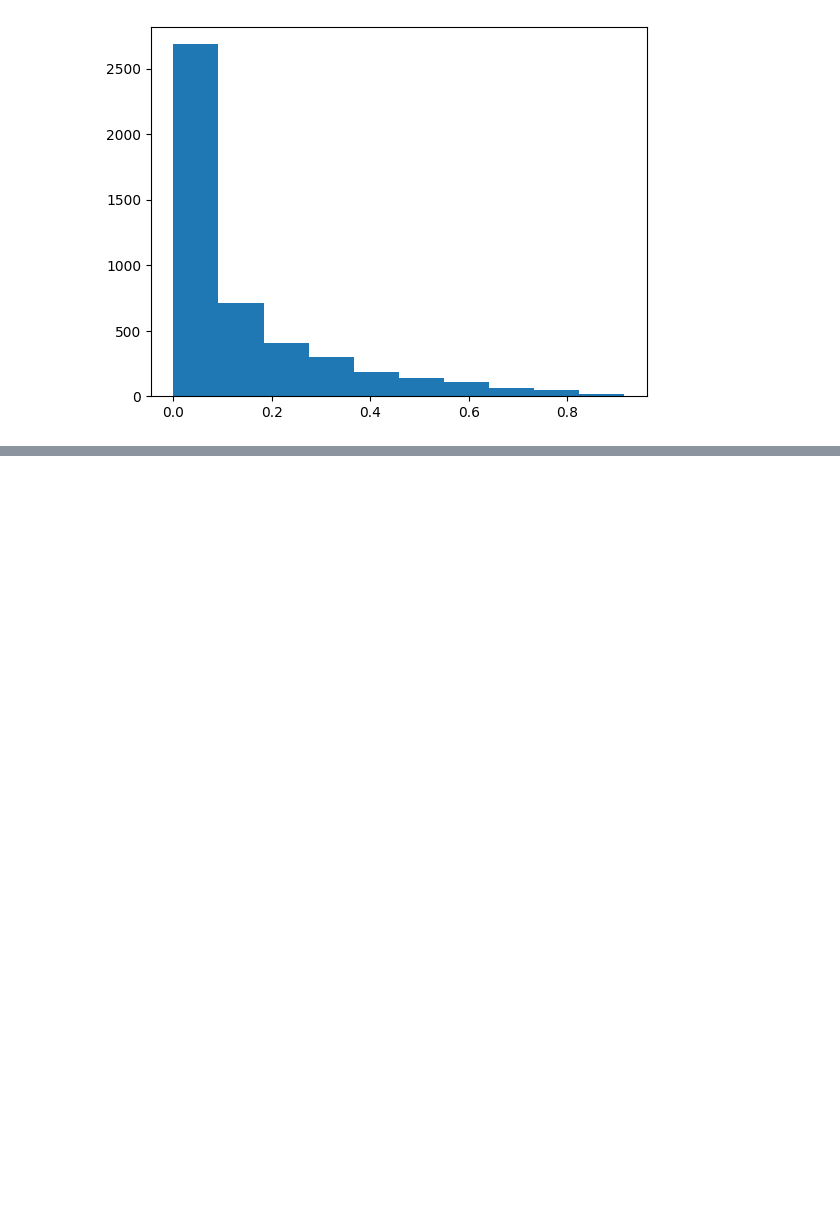
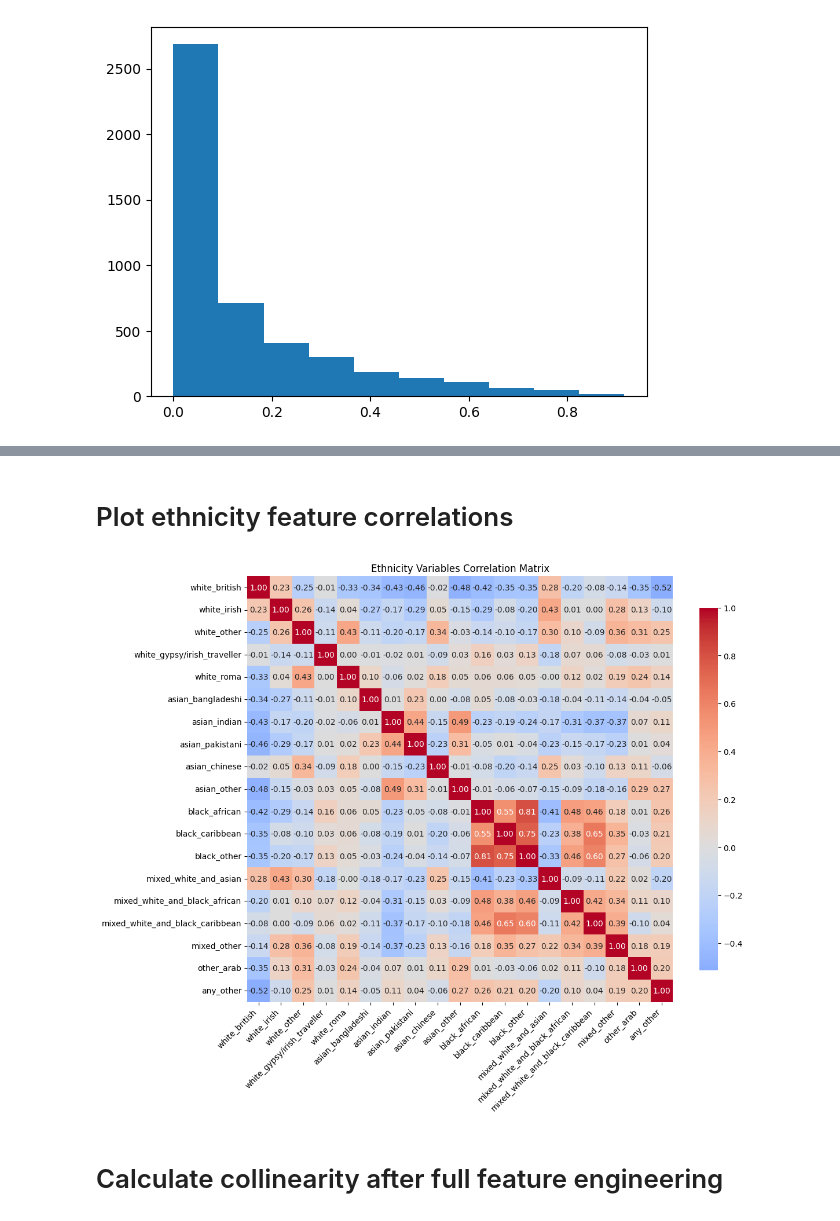
Before and after one commit to NathanDean/greenspace, a Jupyter notebook: 04_exploratory_data_analysis.ipynb, the cells around one changed output, grey strips where cells are left out. Saved outputs shown, nothing was run; the diff lists cells and outputs as text; code cells hidden in the pictures; blank space fills up the shorter version.

Commit message:
Add further feature engineering to address remaining collinearity

```diff
--- a/04_exploratory_data_analysis.ipynb
+++ b/04_exploratory_data_analysis.ipynb
@@ -136,0 +121,19 @@ vif_fe_data.to_csv("outputs/vif_fe_data.csv", index=0)
+# %% [markdown]
+# Plot ethnicity feature correlations
+# %%
+ethnicity_cols = ["white_british", "white_irish", "white_other", "white_gypsy/irish_traveller", "white_roma", "asian_bangladeshi", "asian_indian", "asian_pakistani", "asian_chinese", "asian_other","black_african", "black_caribbean", "black_other", "mixed_white_and_asian", "mixed_white_and_black_african", "mixed_white_and_black_caribbean", "mixed_other", "other_arab", "any_other"]
+# %%
+ethnicity_corrs = df[ethnicity_cols].corr()
+# %%
+plt.figure(figsize=(12, 10))
+sns.heatmap(ethnicity_corrs, annot=True, cmap="coolwarm", center=0,
+            square=True, fmt=".2f", cbar_kws={"shrink": 0.8})
+plt.title("Ethnicity Variables Correlation Matrix")
+plt.xticks(rotation=45, ha="right")
+plt.yticks(rotation=0)
+plt.tight_layout()
+plt.show()
+# %% [output]
+[figure, added]
+# %% [markdown]
+# Calculate collinearity after full feature engineering
```
Also changed, not shown: parts of 16 cells of this notebook, 5 other files.
